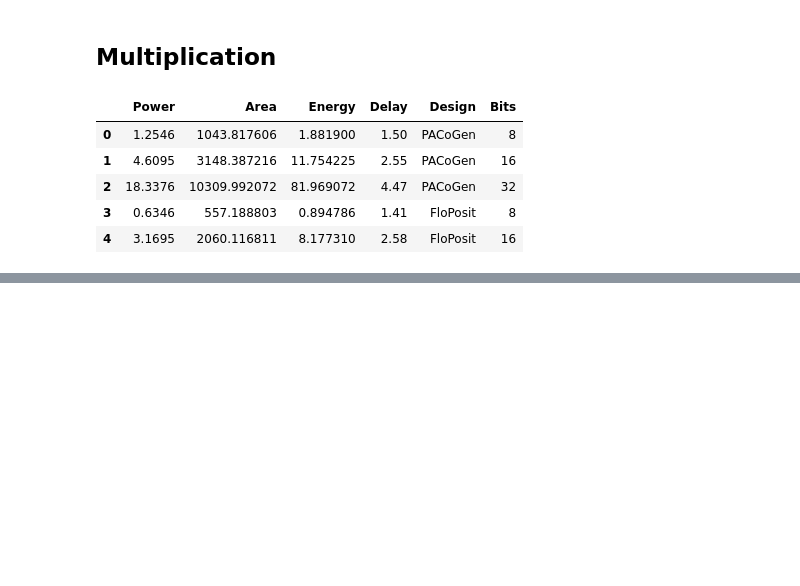
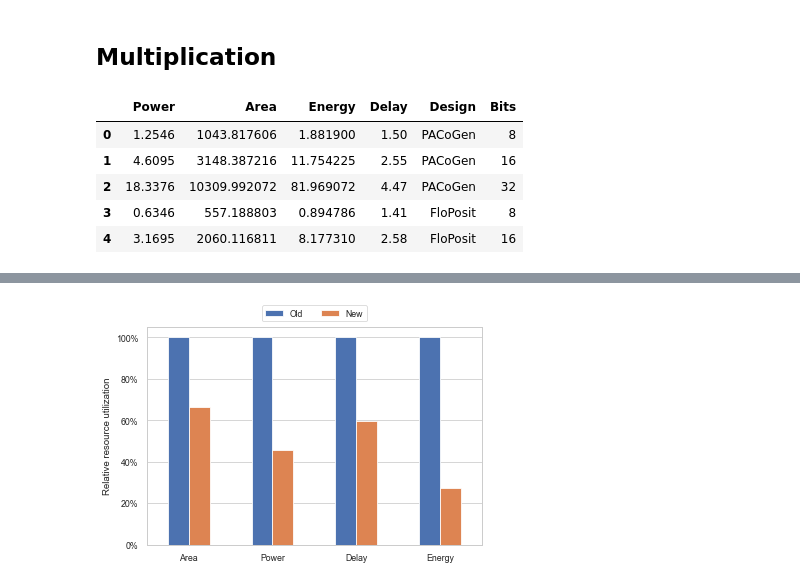
Before and after one commit to RaulMurillo/CoNGA_22, a Jupyter notebook: plot_graphs.ipynb, the cells around one changed output, grey strips where cells are left out. Drawn from its saved outputs; the diff is of its cells as text; code cells hidden in the pictures; blank space fills up the shorter version.

Commit message:
New comparison plots

```diff
--- a/plot_graphs.ipynb
+++ b/plot_graphs.ipynb
@@ -247,0 +251,3 @@ plt.show()
+# %%
+components_df = pd.read_json("Misc/synopsys_results.json")
+components_df.head()
@@ -247,0 +261,31 @@ plt.show()
+# %%
+decoder_df = components_df[components_df["Component"]=="Decoder"].groupby(["Design"], sort=False).sum().T
+encoder_df = components_df[components_df["Component"]=="Encoder"].groupby(["Design"], sort=False).sum().T
+adder_df = components_df[components_df["Component"]=="Adder"].groupby(["Design"], sort=False).sum().T
+multiplier_df = components_df[components_df["Component"]=="Multiplier"].groupby(["Design"], sort=False).sum().T
+# %%
+# Normalize results with respect Old decoding format
+designs = ["New", "Old"]
+for d in designs:
+    decoder_df[d] /= decoder_df["Old"]
+    encoder_df[d] /= encoder_df["Old"]
+    adder_df[d] /= adder_df["Old"]
+    multiplier_df[d] /= multiplier_df["Old"]
+# %%
+ax = decoder_df.plot.bar(
+                 rot = 0,
+                 ylabel="Relative resource utilization",
+                #  title="Decoder component"
+)
+
+ax.yaxis.set_major_formatter(mtick.PercentFormatter(1.0))
+# plt.legend(loc = 'center right',bbox_to_anchor=(1.2, 0.5))
+plt.legend(loc = 'upper center',
+           ncol=2,
+           bbox_to_anchor=(0.5, 1.12)
+           )
+plt.grid(False, axis="x")
+plt.savefig("figs/decoder_cmp.pdf", bbox_inches="tight")
+plt.show()
+# %% [output]
+[figure, added]
```
Also changed, not shown: parts of 12 cells of this notebook, 7 other files.
